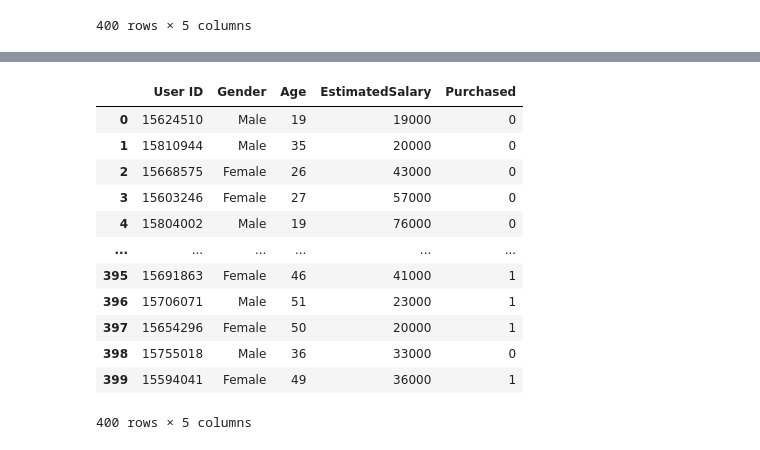
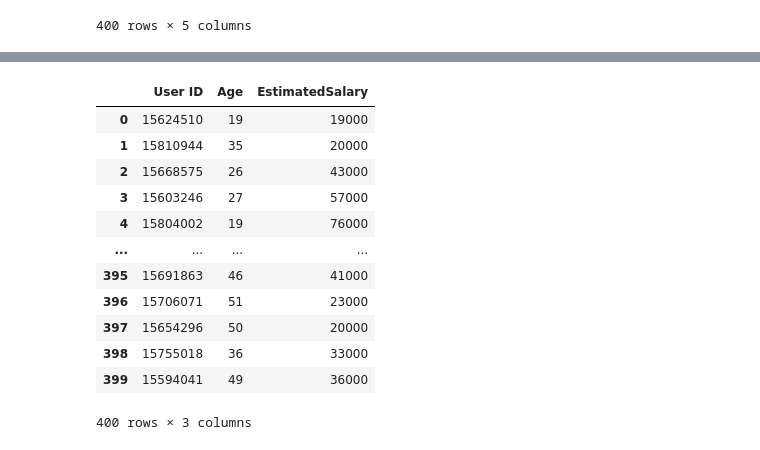
Before and after one commit to SonuDJ55/Feature_Engineering, a Jupyter notebook: FE1.ipynb, the cells around one changed output, grey strips where cells are left out. Saved outputs shown, nothing was run; the diff lists cells and outputs as text; code cells hidden in the pictures.

```diff
--- a/FE1.ipynb
+++ b/FE1.ipynb
@@ -3,6 +8,5 @@
 # %%
-import pandas as pd
-adv =pd.read_csv(r"E:\Dataset\Social_Network_Ads\Social_Network_Ads.csv")
+adv = pd.read_csv("/content/sample_data/Social_Network_Ads.csv")
 adv
 # %% [output]
 |  | User ID | Gender | Age | EstimatedSalary | Purchased |
@@ -187,17 +25,16 @@ sns.kdeplot(x_test_min_max['EstimatedSalary'])
-# %%
-adv =pd.read_csv(r"E:\Dataset\Social_Network_Ads\Social_Network_Ads.csv")
-adv
-# %% [output]
-|  | User ID | Gender | Age | EstimatedSalary | Purchased |
-| 0 | 15624510 | Male | 19 | 19000 | 0 |
-| 1 | 15810944 | Male | 35 | 20000 | 0 |
-| 2 | 15668575 | Female | 26 | 43000 | 0 |
-| 3 | 15603246 | Female | 27 | 57000 | 0 |
-| 4 | 15804002 | Male | 19 | 76000 | 0 |
-| ... | ... | ... | ... | ... | ... |
-| 395 | 15691863 | Female | 46 | 41000 | 1 |
-| 396 | 15706071 | Male | 51 | 23000 | 1 |
-| 397 | 15654296 | Female | 50 | 20000 | 1 |
-| 398 | 15755018 | Male | 36 | 33000 | 0 |
-| 399 | 15594041 | Female | 49 | 36000 | 1 |
-400 rows × 5 columns
+# %%
+adv.drop(['Gender','Purchased'],axis=1)
+# %% [output]
+|  | User ID | Age | EstimatedSalary |
+| 0 | 15624510 | 19 | 19000 |
+| 1 | 15810944 | 35 | 20000 |
+| 2 | 15668575 | 26 | 43000 |
+| 3 | 15603246 | 27 | 57000 |
+| 4 | 15804002 | 19 | 76000 |
+| ... | ... | ... | ... |
+| 395 | 15691863 | 46 | 41000 |
+| 396 | 15706071 | 51 | 23000 |
+| 397 | 15654296 | 50 | 20000 |
+| 398 | 15755018 | 36 | 33000 |
+| 399 | 15594041 | 49 | 36000 |
+400 rows × 3 columns
```
Also changed, not shown: parts of 24 cells of this notebook.
